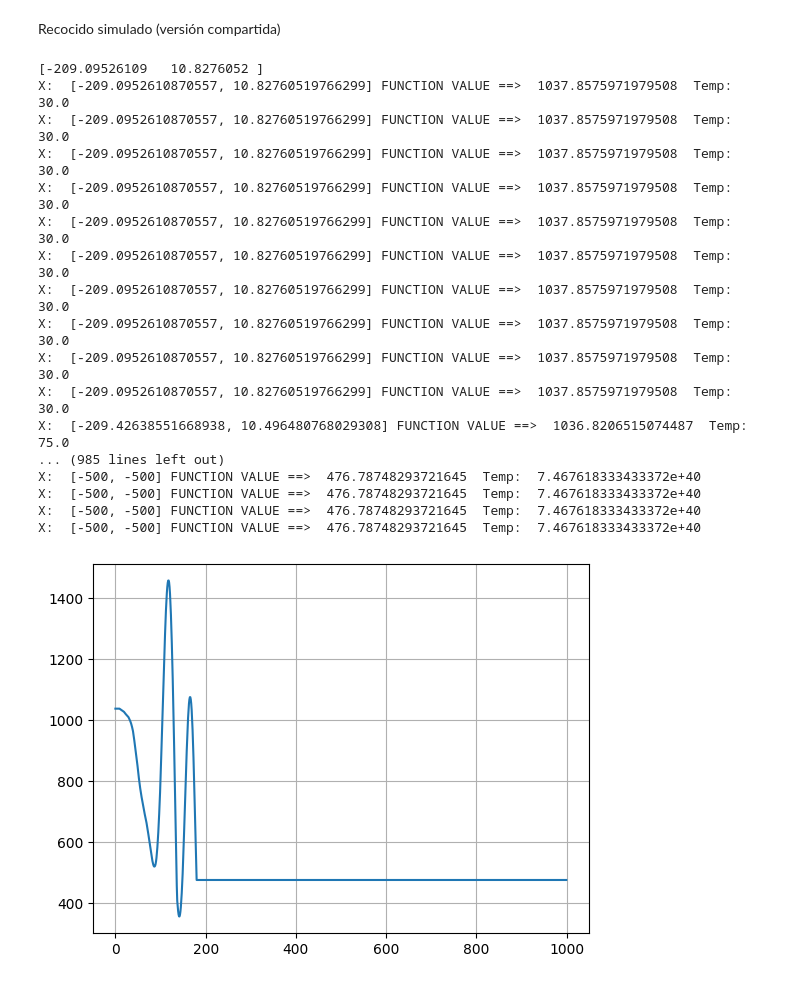
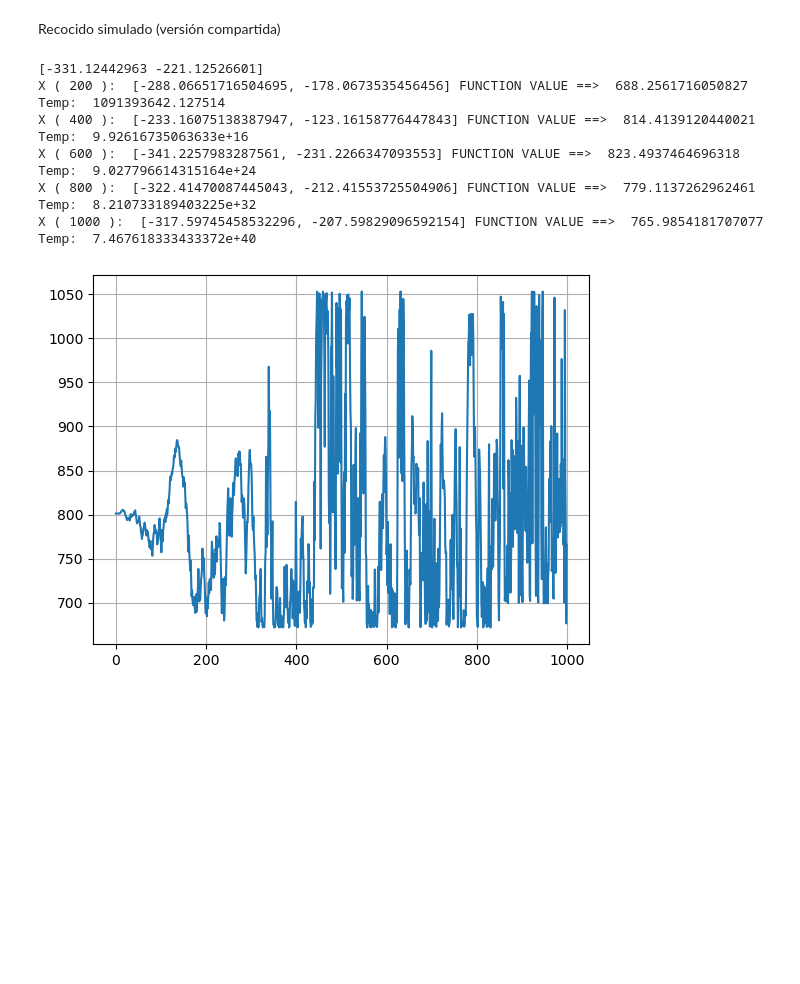
Before and after one commit to NinjatoTim/BioAlgorithms, a Jupyter notebook: p1/p1.ipynb, the cells around one changed output. Drawn from its saved outputs; the diff is of its cells as text; code cells hidden in the pictures; blank space fills up the shorter version.

```diff
--- a/p1/p1.ipynb
+++ b/p1/p1.ipynb
@@ -76,8 +79,6 @@ def clip(x, interval):
 def neighborSolution(x, interval, fraction):
   yy = []
   amplitude = (max(interval) - min(interval)) * fraction / 10.0
-    #semillas 571 & 2122
-  np.random.seed(571);
   delta = (-amplitude/2.) + amplitude * np.random.random() # posible modificacion
 
   for i in range(len(x)):
@@ -124,6 +125,7 @@ def plotConvergence(iterations, states):
   plt.grid()
 
 def simulatedAnnealing(temp, maxSteps1, maxSteps2, numVar, interval, function):
+  pruebas1=0
   x = [0.0] * numVar
   x = randSolution(interval, x)#solucion inicial
   print(x)
@@ -140,64 +142,63 @@ def simulatedAnnealing(temp, maxSteps1, maxSteps2, numVar, interval, function):
         x = y
 
       state = function(x)
-      print("X: ", x, "FUNCTION VALUE ==> ", state, " Temp: ", temp)
+      pruebas1+=1
+      if pruebas1%200==0:
+          print("X (",pruebas1,"): ", x, "FUNCTION VALUE ==> ", state, " Temp: ", temp)
+      #print("X: ", x, "FUNCTION VALUE ==> ", state, " Temp: ", temp)
       #states.append([x, function(x)])
       states.append(state)
       temps.append(temp)
     temp = decreaseTempGeo(beta, temp) #modificacion de la temp decrease
   return x, function(x), states, temps
 
-def hillClimbing( maxSteps1, maxSteps2, numVar, interval, function):
+def hillClimbing( maxSteps1, numVar, interval, function):
+  pruebas1=0
   x = [0.0] * numVar
   x = randSolution(interval, x)#solucion inicial
   print(x)
   states = [] #soluciones que encuentra
   for step in range(maxSteps1):
     fraction = step / float(maxSteps1)
     y = neighborSolution(x, interval, fraction)# vecindario
     #print("neighborSolution: ", y)
     if acceptanceHC(x, y, function):
         #print("Updating x value")
         x = y
 
     state = function(x)
-    print("X",": ", x, "FUNCTION VALUE ==> ", state, )
+    pruebas1+=1
+    if pruebas1%200==0:
+        print("X (",pruebas1,"): ", x, "FUNCTION VALUE ==> ", state, )
+    #print("X",": ", x, "FUNCTION VALUE ==> ", state, )
     #states.append([x, function(x)])
     states.append(state)
   return x, function(x), states
 
 
 temp=30.0 #probar otros valores
 maxSteps1=100
 maxSteps2=10
 function = fschwefel #frasrigin#fackley #f0 #f1 # fP1
 numVar = 2
 interval = (-500,500)#<schwefel#(-5.12,5.12)#<rastringin#(-32.768,32.768)#< ackley #(-10,10 )#(-5, 10) #limite inferior y superior de la funcion a optimizar
 
+
+    #semillas 571 & 2122
+np.random.seed(571);
 solution = simulatedAnnealing(temp, maxSteps1, maxSteps2, numVar, interval, function)
-#solution = hillClimbing( maxSteps1, maxSteps2, numVar, interval, function)
+#solution = hillClimbing( maxSteps1, numVar, interval, function)
 
 #print(solution)
 
 iterations = range(maxSteps1*maxSteps2)
 plotConvergence(iterations, solution[2])
 #plotConvergence(iterations, solution[3])
 # %% [output]
-[-209.09526109   10.8276052 ]
-X:  [-209.0952610870557, 10.82760519766299] FUNCTION VALUE ==>  1037.8575971979508  Temp:  30.0
-X:  [-209.0952610870557, 10.82760519766299] FUNCTION VALUE ==>  1037.8575971979508  Temp:  30.0
-X:  [-209.0952610870557, 10.82760519766299] FUNCTION VALUE ==>  1037.8575971979508  Temp:  30.0
-X:  [-209.0952610870557, 10.82760519766299] FUNCTION VALUE ==>  1037.8575971979508  Temp:  30.0
-X:  [-209.0952610870557, 10.82760519766299] FUNCTION VALUE ==>  1037.8575971979508  Temp:  30.0
-X:  [-209.0952610870557, 10.82760519766299] FUNCTION VALUE ==>  1037.8575971979508  Temp:  30.0
-X:  [-209.0952610870557, 10.82760519766299] FUNCTION VALUE ==>  1037.8575971979508  Temp:  30.0
-X:  [-209.0952610870557, 10.82760519766299] FUNCTION VALUE ==>  1037.8575971979508  Temp:  30.0
-X:  [-209.0952610870557, 10.82760519766299] FUNCTION VALUE ==>  1037.8575971979508  Temp:  30.0
-X:  [-209.0952610870557, 10.82760519766299] FUNCTION VALUE ==>  1037.8575971979508  Temp:  30.0
-X:  [-209.42638551668938, 10.496480768029308] FUNCTION VALUE ==>  1036.8206515074487  Temp:  75.0
-... (985 lines left out)
-X:  [-500, -500] FUNCTION VALUE ==>  476.78748293721645  Temp:  7.467618333433372e+40
-X:  [-500, -500] FUNCTION VALUE ==>  476.78748293721645  Temp:  7.467618333433372e+40
-X:  [-500, -500] FUNCTION VALUE ==>  476.78748293721645  Temp:  7.467618333433372e+40
-X:  [-500, -500] FUNCTION VALUE ==>  476.78748293721645  Temp:  7.467618333433372e+40
+[-331.12442963 -221.12526601]
+X ( 200 ):  [-288.06651716504695, -178.0673535456456] FUNCTION VALUE ==>  688.2561716050827  Temp:  1091393642.127514
+X ( 400 ):  [-233.16075138387947, -123.16158776447843] FUNCTION VALUE ==>  814.4139120440021  Temp:  9.92616735063633e+16
+X ( 600 ):  [-341.2257983287561, -231.2266347093553] FUNCTION VALUE ==>  823.4937464696318  Temp:  9.027796614315164e+24
+X ( 800 ):  [-322.41470087445043, -212.41553725504906] FUNCTION VALUE ==>  779.1137262962461  Temp:  8.210733189403225e+32
+X ( 1000 ):  [-317.59745458532296, -207.59829096592154] FUNCTION VALUE ==>  765.9854181707077  Temp:  7.467618333433372e+40
-[figure, old version]
+[figure, new version]
```
Also changed, not shown: parts of 2 cells of this notebook.
